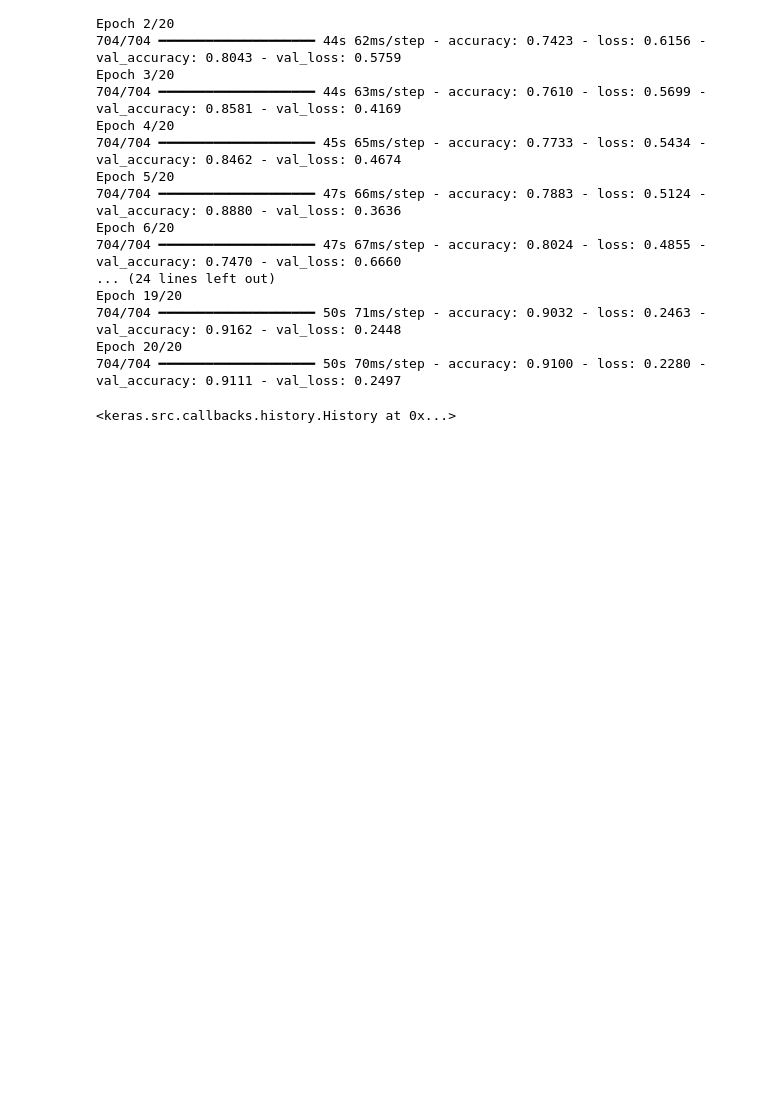
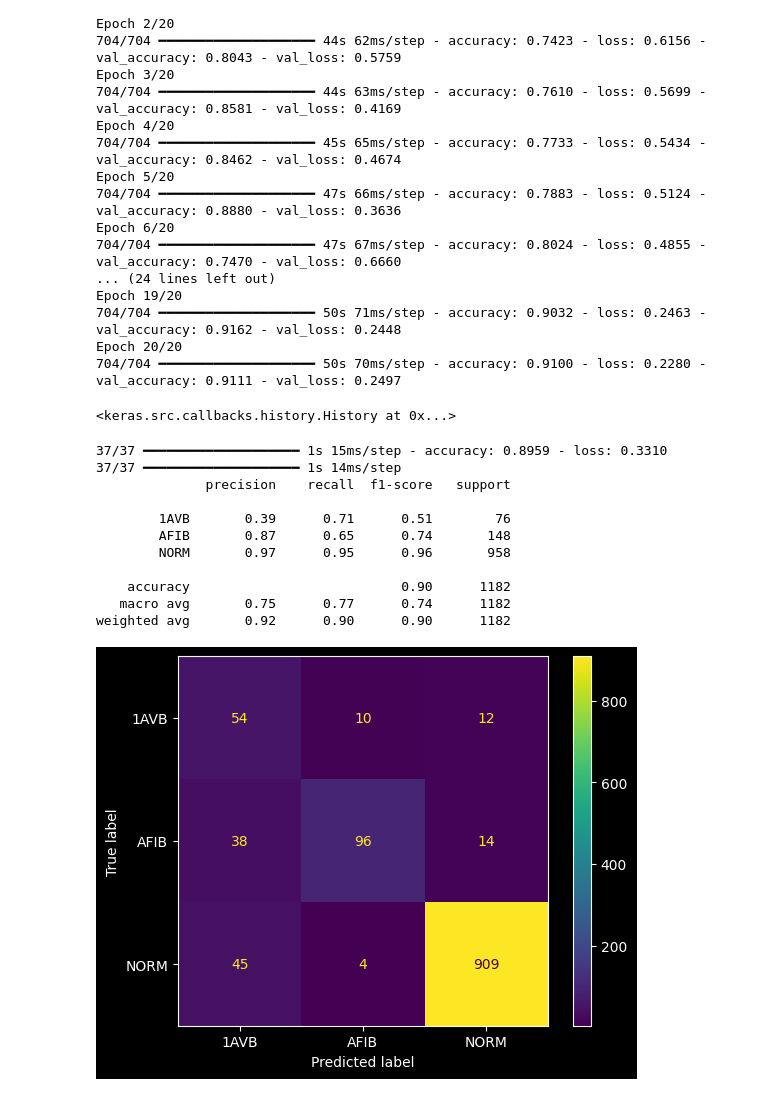
Before and after one commit to AndrewVFranco/ecg-rhythm-classifier, a Jupyter notebook: model/ecg_model_training.ipynb, the cells around one changed output. Cells and saved outputs as stored; diff of their text form; code cells hidden in the pictures; blank space fills up the shorter version.

Commit message:
Requirement B4: Report evaluation metrics with confusion matrix

```diff
--- a/model/ecg_model_training.ipynb
+++ b/model/ecg_model_training.ipynb
@@ -93,3 +94,33 @@ Epoch 20/20
 # %%
 # Save model
 model.save('ecg_model.keras')
+# %%
+# Evaluate model
+model.evaluate(X_test, y_test)
+
+# Convert labels to integers
+y_train_int = np.argmax(y_train, axis=1)
+y_test_int = np.argmax(y_test, axis=1)
+
+# Convert prediction labels to integers
+predictions = model.predict(X_test)
+predictions_int = np.argmax(predictions, axis=1)
+
+# Print classification report
+print(sk.classification_report(y_test_int, predictions_int, target_names= ['1AVB', 'AFIB', 'NORM']))
+
+# Visualize confusion matrix
+matrix = sk.ConfusionMatrixDisplay(confusion_matrix=sk.confusion_matrix(y_test_int, predictions_int), display_labels=['1AVB', 'AFIB', 'NORM']).plot()
+# %% [output]
+37/37 ━━━━━━━━━━━━━━━━━━━━ 1s 15ms/step - accuracy: 0.8959 - loss: 0.3310
+37/37 ━━━━━━━━━━━━━━━━━━━━ 1s 14ms/step
+              precision    recall  f1-score   support
+
+        1AVB       0.39      0.71      0.51        76
+        AFIB       0.87      0.65      0.74       148
+        NORM       0.97      0.95      0.96       958
+
+    accuracy                           0.90      1182
+   macro avg       0.75      0.77      0.74      1182
+weighted avg       0.92      0.90      0.90      1182
+[figure, added]
```
Also changed, not shown: parts of 1 cell of this notebook.
